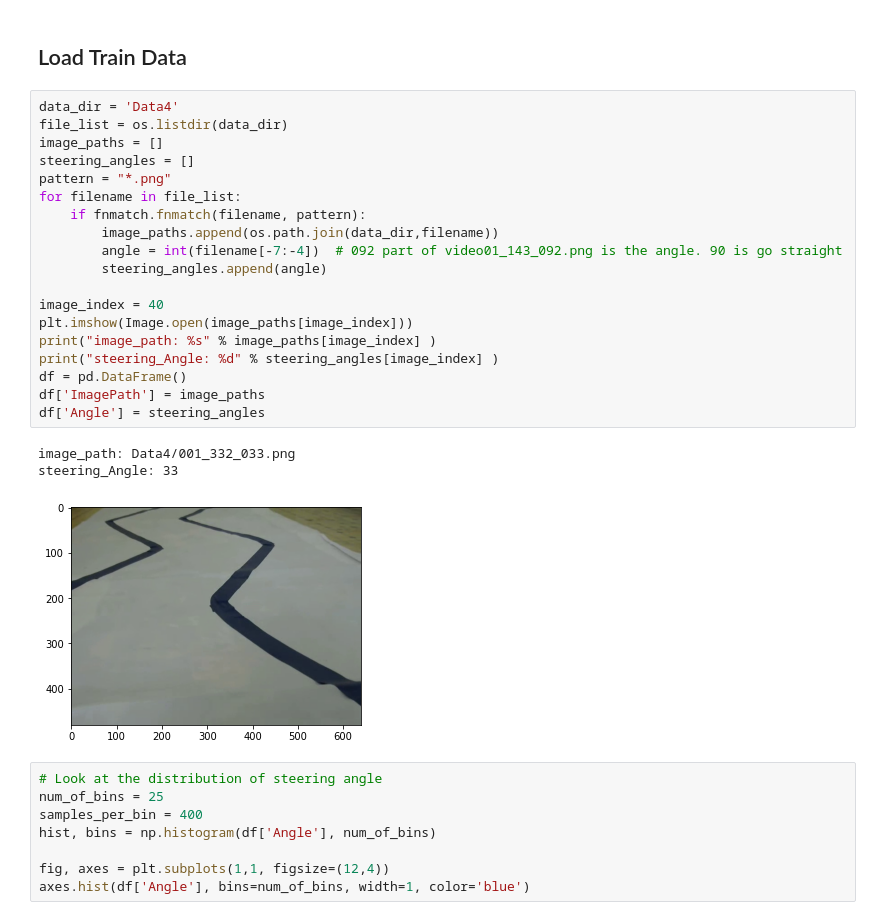
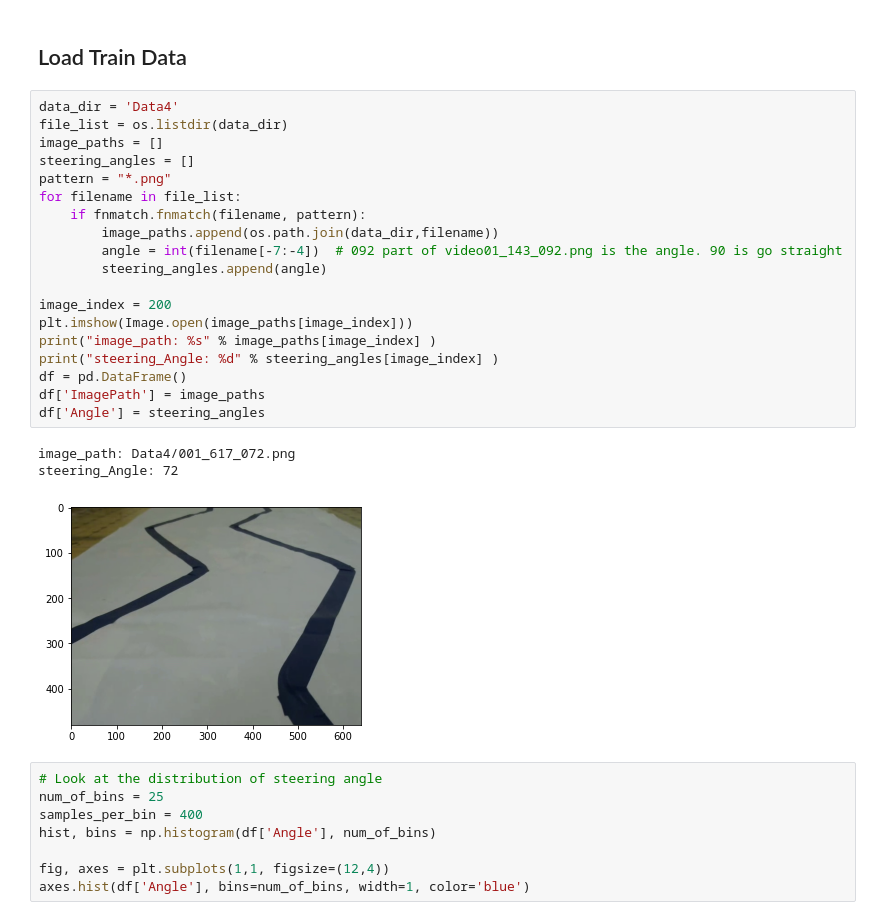
Before and after one commit to tanvuong3952/CNN_SelfDrivingCar, a Jupyter notebook: Model/selfdrivingcar_training_model.ipynb, the cells around one changed output. Saved outputs shown, nothing was run; the diff lists cells and outputs as text.

```diff
--- a/Model/selfdrivingcar_training_model.ipynb
+++ b/Model/selfdrivingcar_training_model.ipynb
@@ -65,26 +65,26 @@ keras.__version__: 2.3.1
 # %%
 data_dir = 'Data4'
 file_list = os.listdir(data_dir)
 image_paths = []
 steering_angles = []
 pattern = "*.png"
 for filename in file_list:
     if fnmatch.fnmatch(filename, pattern):
         image_paths.append(os.path.join(data_dir,filename))
         angle = int(filename[-7:-4])  # 092 part of video01_143_092.png is the angle. 90 is go straight
         steering_angles.append(angle)
 
-image_index = 40
+image_index = 200
 plt.imshow(Image.open(image_paths[image_index]))
 print("image_path: %s" % image_paths[image_index] )
 print("steering_Angle: %d" % steering_angles[image_index] )
 df = pd.DataFrame()
 df['ImagePath'] = image_paths
 df['Angle'] = steering_angles
 # %% [output]
-image_path: Data4/001_332_033.png
-steering_Angle: 33
+image_path: Data4/001_617_072.png
+steering_Angle: 72
-[figure, old version]
+[figure, new version]
 # %%
 # Look at the distribution of steering angle
 num_of_bins = 25
```
Also changed, not shown: parts of 15 cells of this notebook.
